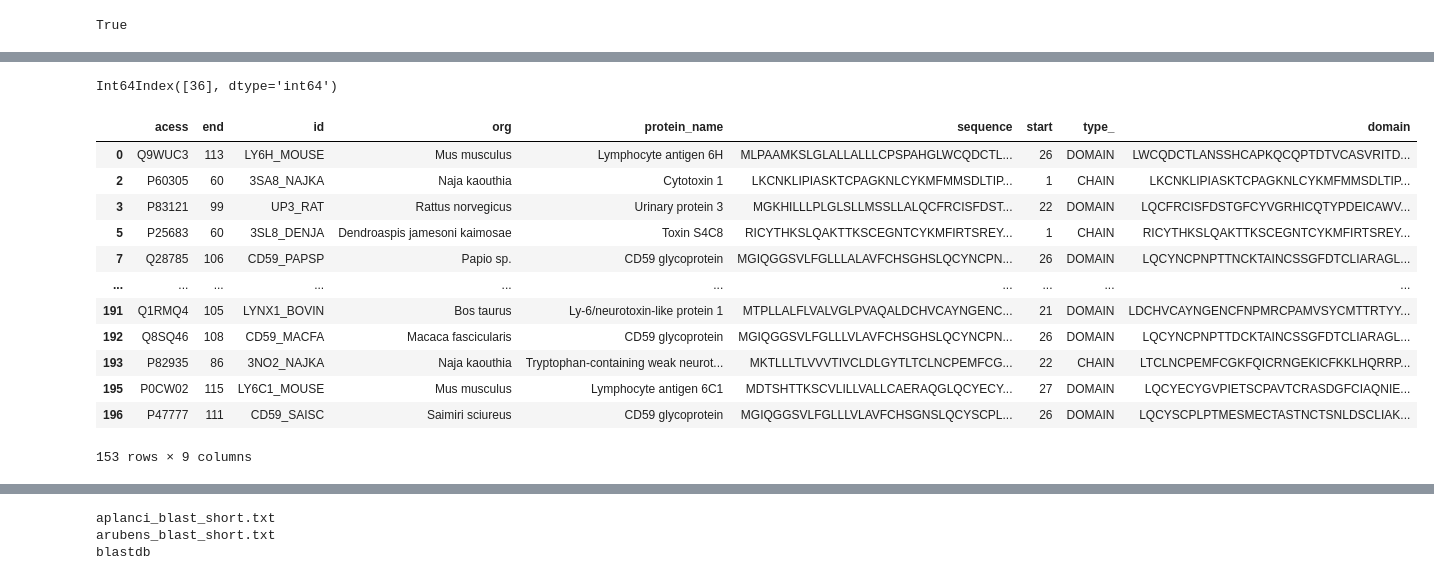
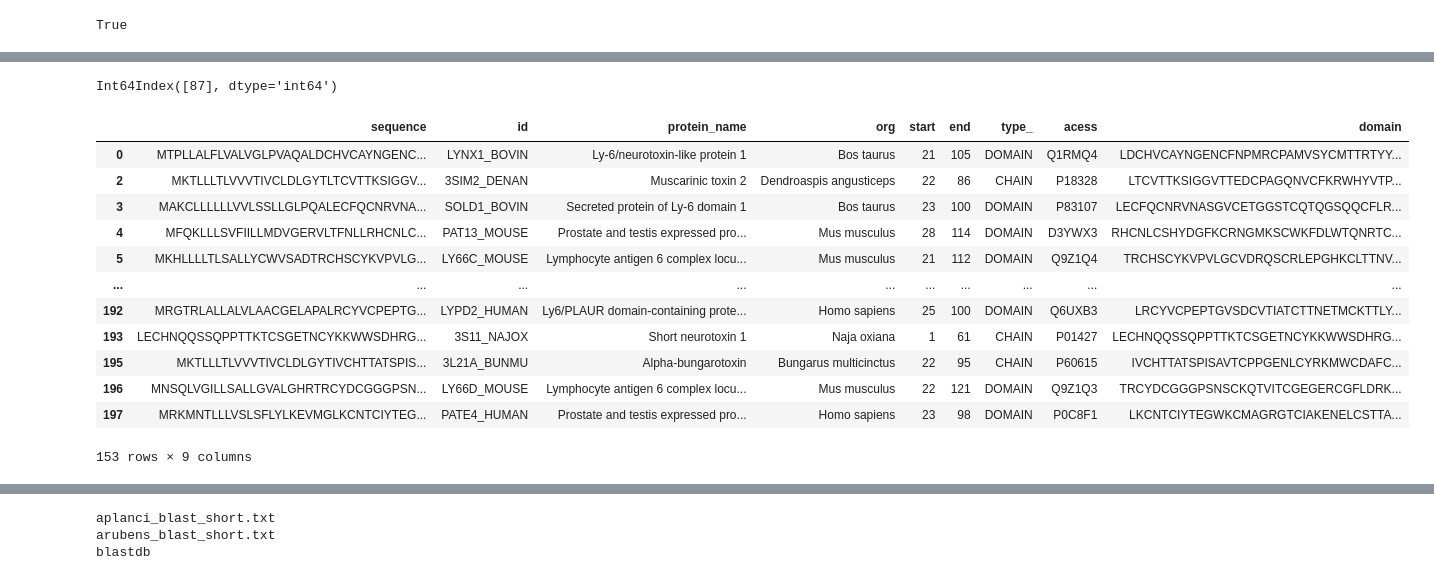
Before and after one commit to alex123012/Filogenetics, a Jupyter notebook: Blast_run.ipynb, the cells around one changed output, grey strips where cells are left out. Drawn from its saved outputs; the diff is of its cells as text; code cells hidden in the pictures.

```diff
--- a/Blast_run.ipynb
+++ b/Blast_run.ipynb
@@ -117,34 +115,38 @@ res
 197 rows × 8 columns
 # %%
 def get_domain(x):
-    n_st, n_end = 0, len(x)
+    if hasattr(x, 'start'):
+        n_st = x.start - 6
+    else:
+        n_st = 0
+    n_end = len(x.sequence)
     result = []
     for st, en in itertools.product(np.arange(n_st, n_end - 20), np.arange(n_st + 20, n_end + 1)):
-        if len((string := x[st: en])) > 45:
-            if 'CN' == string[-2:] and string[2] == 'C' and string.count('C') % 2 == 0 and string.count('C') >= 8 and string.count('C') <= 10 and len(string) < 100:
+        if len((string := x.sequence[st: en])) > 45:
+            if 'CN' == string[-2:] and string[2] == 'C' and string.count('C') % 2 == 0 and string.count('C') >= 8 and string.count('C') <= 12 and len(string) < 100:
                 result.append(string)
 
     return max(result, key=lambda x: len(x)) if result else np.nan
 # %%
-short['domain'] = short.sequence.apply(get_domain)
-
+short['domain'] = short.apply(get_domain, axis=1)
+short = short.drop_duplicates('sequence')
 inds = short[short.domain.isna()].index
 print(inds)
 for i in inds:
     short.loc[i, 'domain'] = short.loc[i, 'sequence'][short.loc[i, 'start']: short.loc[i, 'end']]
 short
 # %% [output]
-Int64Index([36], dtype='int64')
+Int64Index([87], dtype='int64')
-|  | acess | end | id | org | protein_name | sequence | start | type_ | domain |
-| 0 | Q9WUC3 | 113 | LY6H_MOUSE | Mus musculus | Lymphocyte antigen 6H | MLPAAMKSLGLALLALLLCPSPAHGLWCQDCTL... | 26 | DOMAIN | LWCQDCTLANSSHCAPKQCQPTDTVCASVRITD... |
-| 2 | P60305 | 60 | 3SA8_NAJKA | Naja kaouthia | Cytotoxin 1 | LKCNKLIPIASKTCPAGKNLCYKMFMMSDLTIP... | 1 | CHAIN | LKCNKLIPIASKTCPAGKNLCYKMFMMSDLTIP... |
-| 3 | P83121 | 99 | UP3_RAT | Rattus norvegicus | Urinary protein 3 | MGKHILLLPLGLSLLMSSLLALQCFRCISFDST... | 22 | DOMAIN | LQCFRCISFDSTGFCYVGRHICQTYPDEICAWV... |
-| 5 | P25683 | 60 | 3SL8_DENJA | Dendroaspis jamesoni kaimosae | Toxin S4C8 | RICYTHKSLQAKTTKSCEGNTCYKMFIRTSREY... | 1 | CHAIN | RICYTHKSLQAKTTKSCEGNTCYKMFIRTSREY... |
-| 7 | Q28785 | 106 | CD59_PAPSP | Papio sp. | CD59 glycoprotein | MGIQGGSVLFGLLLALAVFCHSGHSLQCYNCPN... | 26 | DOMAIN | LQCYNCPNPTTNCKTAINCSSGFDTCLIARAGL... |
+|  | sequence | id | protein_name | org | start | end | type_ | acess | domain |
+| 0 | MTPLLALFLVALVGLPVAQALDCHVCAYNGENC... | LYNX1_BOVIN | Ly-6/neurotoxin-like protein 1 | Bos taurus | 21 | 105 | DOMAIN | Q1RMQ4 | LDCHVCAYNGENCFNPMRCPAMVSYCMTTRTYY... |
+| 2 | MKTLLLTLVVVTIVCLDLGYTLTCVTTKSIGGV... | 3SIM2_DENAN | Muscarinic toxin 2 | Dendroaspis angusticeps | 22 | 86 | CHAIN | P18328 | LTCVTTKSIGGVTTEDCPAGQNVCFKRWHYVTP... |
+| 3 | MAKCLLLLLLVVLSSLLGLPQALECFQCNRVNA... | SOLD1_BOVIN | Secreted protein of Ly-6 domain 1 | Bos taurus | 23 | 100 | DOMAIN | P83107 | LECFQCNRVNASGVCETGGSTCQTQGSQQCFLR... |
+| 4 | MFQKLLLSVFIILLMDVGERVLTFNLLRHCNLC... | PAT13_MOUSE | Prostate and testis expressed pro... | Mus musculus | 28 | 114 | DOMAIN | D3YWX3 | RHCNLCSHYDGFKCRNGMKSCWKFDLWTQNRTC... |
+| 5 | MKHLLLLTLSALLYCWVSADTRCHSCYKVPVLG... | LY66C_MOUSE | Lymphocyte antigen 6 complex locu... | Mus musculus | 21 | 112 | DOMAIN | Q9Z1Q4 | TRCHSCYKVPVLGCVDRQSCRLEPGHKCLTTNV... |
 | ... | ... | ... | ... | ... | ... | ... | ... | ... | ... |
-| 191 | Q1RMQ4 | 105 | LYNX1_BOVIN | Bos taurus | Ly-6/neurotoxin-like protein 1 | MTPLLALFLVALVGLPVAQALDCHVCAYNGENC... | 21 | DOMAIN | LDCHVCAYNGENCFNPMRCPAMVSYCMTTRTYY... |
-| 192 | Q8SQ46 | 108 | CD59_MACFA | Macaca fascicularis | CD59 glycoprotein | MGIQGGSVLFGLLLVLAVFCHSGHSLQCYNCPN... | 26 | DOMAIN | LQCYNCPNPTTDCKTAINCSSGFDTCLIARAGL... |
-| 193 | P82935 | 86 | 3NO2_NAJKA | Naja kaouthia | Tryptophan-containing weak neurot... | MKTLLLTLVVVTIVCLDLGYTLTCLNCPEMFCG... | 22 | CHAIN | LTCLNCPEMFCGKFQICRNGEKICFKKLHQRRP... |
-| 195 | P0CW02 | 115 | LY6C1_MOUSE | Mus musculus | Lymphocyte antigen 6C1 | MDTSHTTKSCVLILLVALLCAERAQGLQCYECY... | 27 | DOMAIN | LQCYECYGVPIETSCPAVTCRASDGFCIAQNIE... |
-| 196 | P47777 | 111 | CD59_SAISC | Saimiri sciureus | CD59 glycoprotein | MGIQGGSVLFGLLLVLAVFCHSGNSLQCYSCPL... | 26 | DOMAIN | LQCYSCPLPTMESMECTASTNCTSNLDSCLIAK... |
+| 192 | MRGTRLALLALVLAACGELAPALRCYVCPEPTG... | LYPD2_HUMAN | Ly6/PLAUR domain-containing prote... | Homo sapiens | 25 | 100 | DOMAIN | Q6UXB3 | LRCYVCPEPTGVSDCVTIATCTTNETMCKTTLY... |
+| 193 | LECHNQQSSQPPTTKTCSGETNCYKKWWSDHRG... | 3S11_NAJOX | Short neurotoxin 1 | Naja oxiana | 1 | 61 | CHAIN | P01427 | LECHNQQSSQPPTTKTCSGETNCYKKWWSDHRG... |
+| 195 | MKTLLLTLVVVTIVCLDLGYTIVCHTTATSPIS... | 3L21A_BUNMU | Alpha-bungarotoxin | Bungarus multicinctus | 22 | 95 | CHAIN | P60615 | IVCHTTATSPISAVTCPPGENLCYRKMWCDAFC... |
+| 196 | MNSQLVGILLSALLGVALGHRTRCYDCGGGPSN... | LY66D_MOUSE | Lymphocyte antigen 6 complex locu... | Mus musculus | 22 | 121 | DOMAIN | Q9Z1Q3 | TRCYDCGGGPSNSCKQTVITCGEGERCGFLDRK... |
+| 197 | MRKMNTLLLVSLSFLYLKEVMGLKCNTCIYTEG... | PATE4_HUMAN | Prostate and testis expressed pro... | Homo sapiens | 23 | 98 | DOMAIN | P0C8F1 | LKCNTCIYTEGWKCMAGRGTCIAKENELCSTTA... |
 153 rows × 9 columns
```
Also changed, not shown: parts of 17 cells of this notebook, 14 other files.
